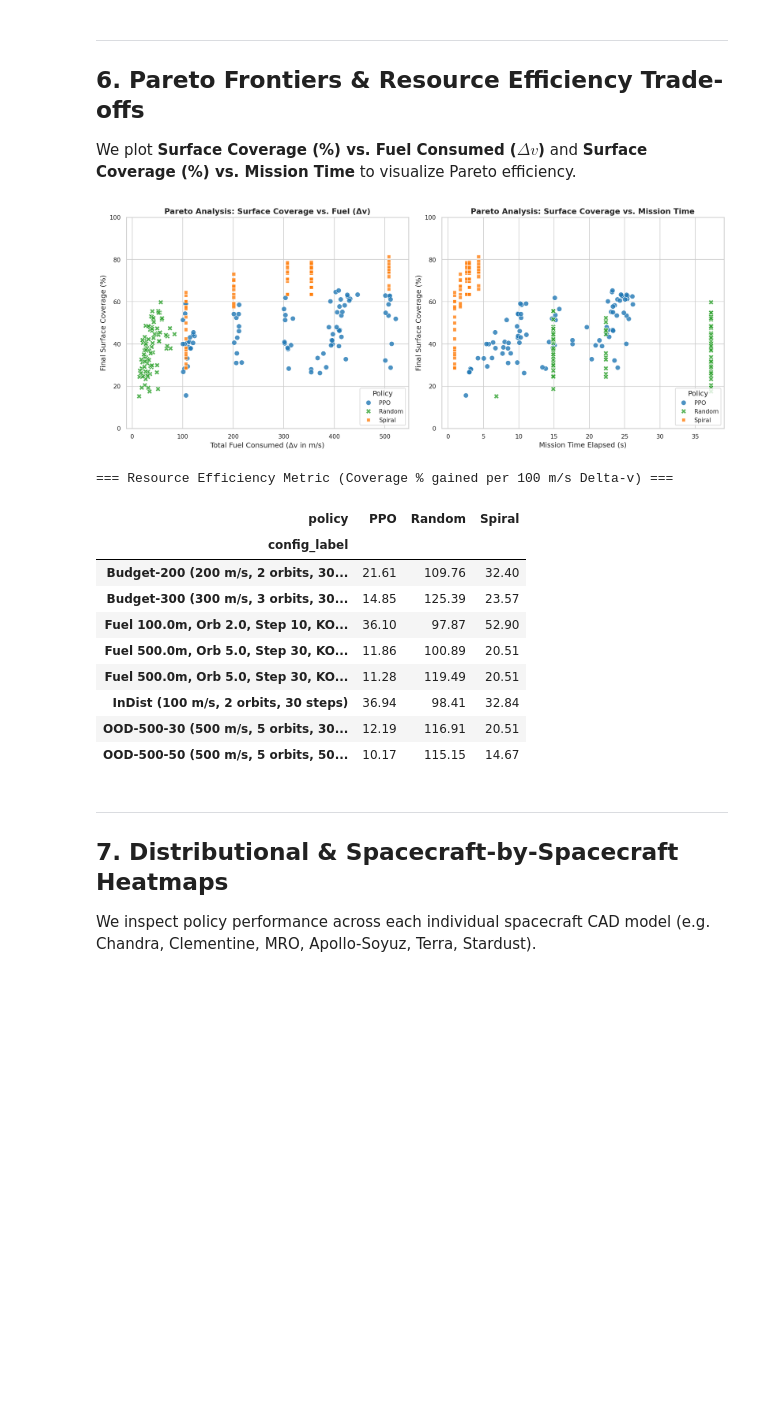
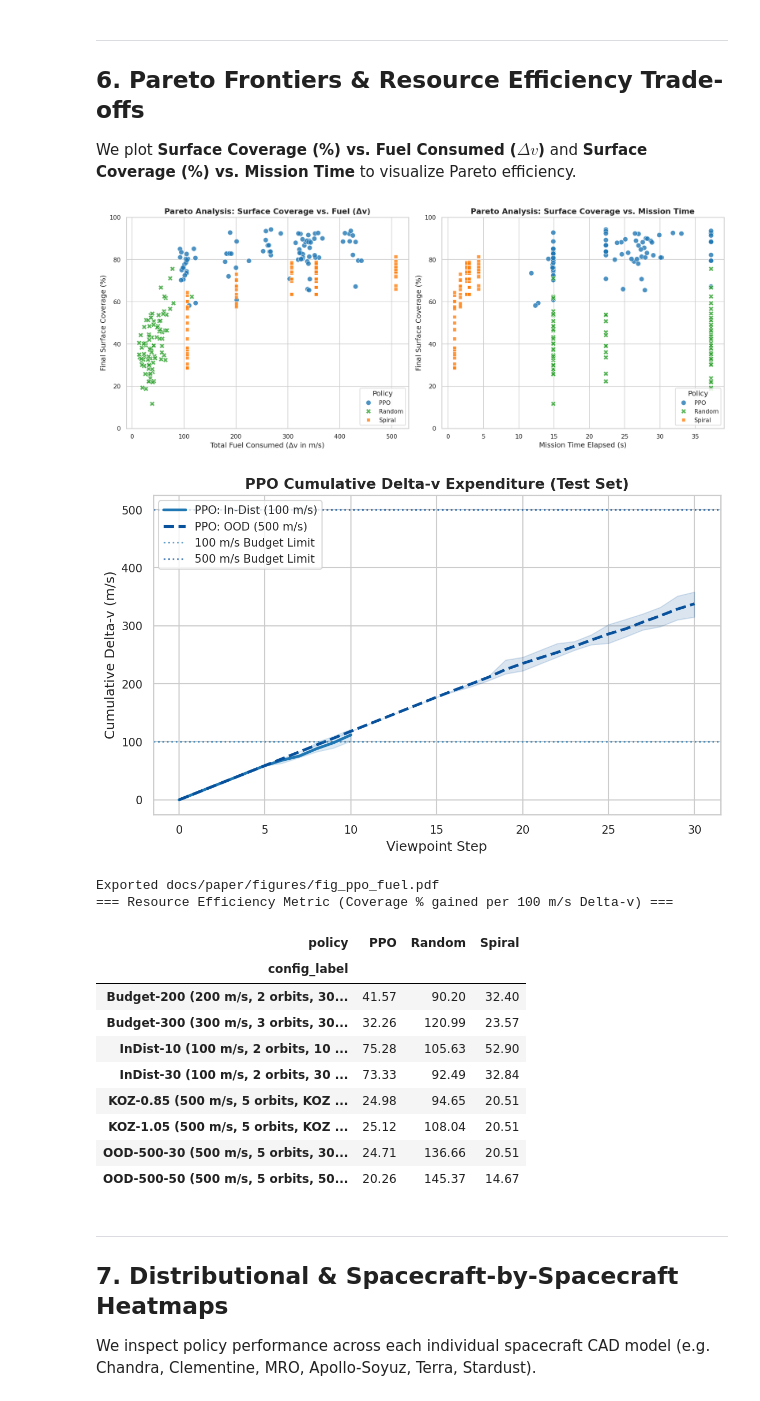
Before and after one commit to trinithvihanga2/RL-NBV, a Jupyter notebook: benchmark_analysis.ipynb, the cells around one changed output. Saved outputs shown, nothing was run; the diff lists cells and outputs as text; code cells hidden in the pictures; blank space fills up the shorter version.

```diff
--- a/benchmark_analysis.ipynb
+++ b/benchmark_analysis.ipynb
@@ -38,6 +42,10 @@ POLICY_COLORS = {
     "Spiral": "#ff7f0e",  # Orange
     "Random": "#2ca02c",  # Green
 }
+
+# Output figure directory for publication
+FIG_DIR = "docs/paper/figures"
+os.makedirs(FIG_DIR, exist_ok=True)
 # %% [markdown]
 ---
 
@@ -76,20 +84,21 @@ df["fuel_pct_consumed"] = df["fuel_consumed_fraction"] * 100.0
 if "viewpoint_distance" not in df.columns or df["viewpoint_distance"].isna().all():
     df["viewpoint_distance"] = np.sqrt(df["camera_x"]**2 + df["camera_y"]**2 + df["camera_z"]**2)
 
-# Configuration labeling map
+# Configuration labeling map (covers all 8 operational parameter matrix configurations)
 CONFIG_LABELS = {
-    (100.0, 2.0, 30, 0.95): "InDist (100 m/s, 2 orbits, 30 steps)",
+    (100.0, 2.0, 10, 0.95): "InDist-10 (100 m/s, 2 orbits, 10 steps)",
+    (100.0, 2.0, 30, 0.95): "InDist-30 (100 m/s, 2 orbits, 30 steps)",
     (200.0, 2.0, 30, 0.95): "Budget-200 (200 m/s, 2 orbits, 30 steps)",
     (300.0, 3.0, 30, 0.95): "Budget-300 (300 m/s, 3 orbits, 30 steps)",
     (500.0, 5.0, 30, 0.95): "OOD-500-30 (500 m/s, 5 orbits, 30 steps)",
     (500.0, 5.0, 50, 0.95): "OOD-500-50 (500 m/s, 5 orbits, 50 steps)",
-    (100.0, 2.0, 30, 0.85): "KOZ-0.85 (100 m/s, 2 orbits, KOZ Tight)",
-    (100.0, 2.0, 30, 1.05): "KOZ-1.05 (100 m/s, 2 orbits, KOZ Wide)",
+    (500.0, 5.0, 30, 0.85): "KOZ-0.85 (500 m/s, 5 orbits, KOZ Tight)",
+    (500.0, 5.0, 30, 1.05): "KOZ-1.05 (500 m/s, 5 orbits, KOZ Wide)",
 }
 
 df["config_label"] = df.apply(
     lambda r: CONFIG_LABELS.get(
-        (float(r["config_fuel_budget"]), float(r["config_num_orbits"]), int(r["config_max_step"]), float(r["config_koz_radius"])),
+        (float(r["config_fuel_budget"]), float(r["config_num_orbits"]), int(r["config_max_step"]), round(float(r["config_koz_radius"]), 2)),
         f"Fuel {r['config_fuel_budget']}m, Orb {r['config_num_orbits']}, Step {r['config_max_step']}, KOZ {r['config_koz_radius']}"
     ),
     axis=1
@@ -100,6 +109,10 @@ ep_group_cols = ["dataset_split", "policy", "model_name", "loop_id", "config_lab
 idx_final = df.groupby(ep_group_cols)["step"].idxmax()
 df_final = df.loc[idx_final].copy()
 
+# Robust collision flag across the episode trajectory
+had_collision = df.groupby(ep_group_cols)["collision_detected"].any()
+df_final["had_collision"] = df_final.set_index(ep_group_cols).index.map(had_collision)
+
 print(f"Total Unique Evaluation Episodes: {len(df_final):,}")
 print("Config breakdown:")
 display(df_final["config_label"].value_counts().to_frame("Episode Count"))
@@ -400,45 +527,73 @@ ax1.set_ylim(0, 100)
 ax1.legend(title="Policy", loc="lower right")
 
 # Panel 2: Coverage vs Mission Time Elapsed
 ax2 = axes[1]
 sns.scatterplot(
     data=test_final,
     x="mission_time",
     y="coverage_pct",
     hue="policy",
     style="policy",
     palette=POLICY_COLORS,
     s=70,
     alpha=0.8,
     ax=ax2
 )
 ax2.set_title("Pareto Analysis: Surface Coverage vs. Mission Time", fontweight="bold")
 ax2.set_xlabel("Mission Time Elapsed (s)")
 ax2.set_ylabel("Final Surface Coverage (%)")
 ax2.set_ylim(0, 100)
 ax2.legend(title="Policy", loc="lower right")
 
 plt.tight_layout()
 plt.show()
 
+# Export Paper Figure: fig_ppo_fuel
+fig_fuel, ax_fuel = plt.subplots(figsize=(8, 5))
+sub_ppo = df[(df["policy"] == "PPO") & (df["dataset_split"] == "Test")]
+fuel_scenarios = [
+    ("InDist-30 (100 m/s, 2 orbits, 30 steps)", "In-Dist (100 m/s)", "#1f77b4", "-"),
+    ("OOD-500-30 (500 m/s, 5 orbits, 30 steps)", "OOD (500 m/s)", "#08519c", "--"),
+]
+
+for cfg_name, label, col, ls in fuel_scenarios:
+    pol_sub = sub_ppo[sub_ppo["config_label"] == cfg_name]
+    stats = pol_sub.groupby("step")["cumulative_dv"].agg(["mean", "min", "max"]).reset_index()
+    ax_fuel.plot(stats["step"], stats["mean"], label=f"PPO: {label}", color=col, linestyle=ls, linewidth=2.5)
+    ax_fuel.fill_between(stats["step"], stats["min"], stats["max"], color=col, alpha=0.15)
+
+ax_fuel.axhline(100.0, color="#1f77b4", linestyle=":", alpha=0.7, label="100 m/s Budget Limit")
+ax_fuel.axhline(500.0, color="#08519c", linestyle=":", alpha=0.7, label="500 m/s Budget Limit")
+ax_fuel.set_title("PPO Cumulative Delta-v Expenditure (Test Set)", fontweight="bold")
+ax_fuel.set_xlabel("Viewpoint Step")
+ax_fuel.set_ylabel("Cumulative Delta-v (m/s)")
+ax_fuel.legend(loc="upper left")
+plt.tight_layout()
+fig_fuel.savefig(os.path.join(FIG_DIR, "fig_ppo_fuel.pdf"), bbox_inches="tight")
+fig_fuel.savefig(os.path.join(FIG_DIR, "fig_ppo_fuel.png"), dpi=300, bbox_inches="tight")
+plt.show()
+print(f"Exported {FIG_DIR}/fig_ppo_fuel.pdf")
+
 # Resource efficiency metric: Coverage % per 100 m/s Delta-v
 test_final["fuel_efficiency"] = test_final["coverage_pct"] / np.maximum(test_final["cumulative_dv"], 1.0) * 100.0
 eff_summary = test_final.groupby(["config_label", "policy"])["fuel_efficiency"].mean().round(2).unstack("policy")
 print("=== Resource Efficiency Metric (Coverage % gained per 100 m/s Delta-v) ===")
 display(eff_summary)
 # %% [output]
-[figure, old version]
+[figure, new version]
+[figure, added]
+Exported docs/paper/figures/fig_ppo_fuel.pdf
 === Resource Efficiency Metric (Coverage % gained per 100 m/s Delta-v) ===
 | policy | PPO | Random | Spiral |
 | config_label |  |  |  |
-| Budget-200 (200 m/s, 2 orbits, 30... | 21.61 | 109.76 | 32.40 |
-| Budget-300 (300 m/s, 3 orbits, 30... | 14.85 | 125.39 | 23.57 |
-| Fuel 100.0m, Orb 2.0, Step 10, KO... | 36.10 | 97.87 | 52.90 |
-| Fuel 500.0m, Orb 5.0, Step 30, KO... | 11.86 | 100.89 | 20.51 |
-| Fuel 500.0m, Orb 5.0, Step 30, KO... | 11.28 | 119.49 | 20.51 |
-| InDist (100 m/s, 2 orbits, 30 steps) | 36.94 | 98.41 | 32.84 |
-| OOD-500-30 (500 m/s, 5 orbits, 30... | 12.19 | 116.91 | 20.51 |
-| OOD-500-50 (500 m/s, 5 orbits, 50... | 10.17 | 115.15 | 14.67 |
+| Budget-200 (200 m/s, 2 orbits, 30... | 41.57 | 90.20 | 32.40 |
+| Budget-300 (300 m/s, 3 orbits, 30... | 32.26 | 120.99 | 23.57 |
+| InDist-10 (100 m/s, 2 orbits, 10 ... | 75.28 | 105.63 | 52.90 |
+| InDist-30 (100 m/s, 2 orbits, 30 ... | 73.33 | 92.49 | 32.84 |
+| KOZ-0.85 (500 m/s, 5 orbits, KOZ ... | 24.98 | 94.65 | 20.51 |
+| KOZ-1.05 (500 m/s, 5 orbits, KOZ ... | 25.12 | 108.04 | 20.51 |
+| OOD-500-30 (500 m/s, 5 orbits, 30... | 24.71 | 136.66 | 20.51 |
+| OOD-500-50 (500 m/s, 5 orbits, 50... | 20.26 | 145.37 | 14.67 |
 # %% [markdown]
 ---
 
```
Also changed, not shown: parts of 14 cells of this notebook, 4 other files.
